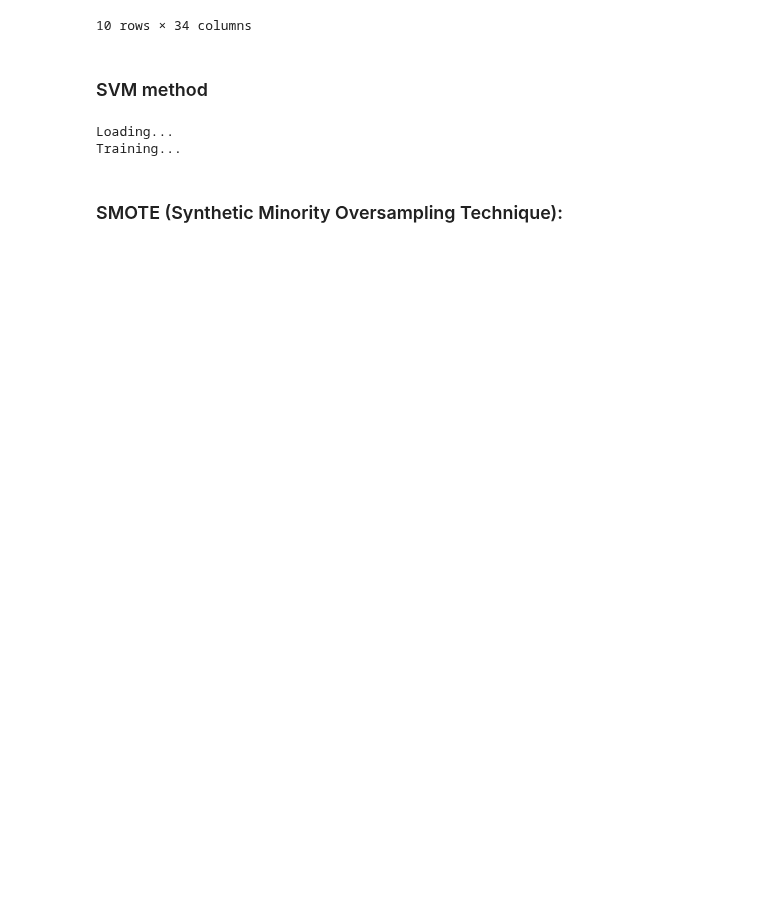
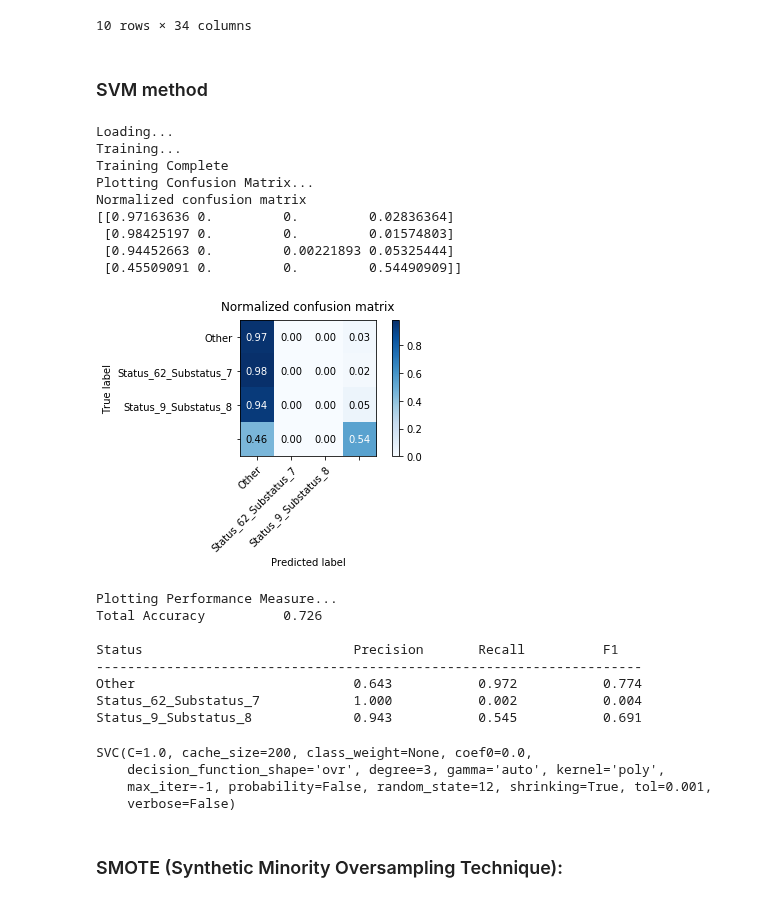
Before and after one commit to StianIsmar/project-thesis, a Jupyter notebook: TE/models/run_models.ipynb, the cells around one changed output. Saved outputs shown, nothing was run; the diff lists cells and outputs as text; code cells hidden in the pictures; blank space fills up the shorter version.

```diff
--- a/TE/models/run_models.ipynb
+++ b/TE/models/run_models.ipynb
@@ -127,10 +148,30 @@ scaled_X.head(10)
 # %% [markdown]
 ### SVM method
 # %%
-svm_method.get_svm_model(X_train, X_test, y_train, y_test)
+svm_method.get_svm_model(X_train_scaled, X_test_scaled, y_train, y_test)
 # %% [output]
 Loading...
 Training...
+Training Complete
+Plotting Confusion Matrix...
+Normalized confusion matrix
+[[0.97163636 0.         0.         0.02836364]
+ [0.98425197 0.         0.         0.01574803]
+ [0.94452663 0.         0.00221893 0.05325444]
+ [0.45509091 0.         0.         0.54490909]]
+[figure, added]
+Plotting Performance Measure...
+Total Accuracy          0.726
+
+Status                           Precision       Recall          F1
+----------------------------------------------------------------------
+Other                            0.643           0.972           0.774
+Status_62_Substatus_7            1.000           0.002           0.004
+Status_9_Substatus_8             0.943           0.545           0.691
+SVC(C=1.0, cache_size=200, class_weight=None, coef0=0.0,
+    decision_function_shape='ovr', degree=3, gamma='auto', kernel='poly',
+    max_iter=-1, probability=False, random_state=12, shrinking=True, tol=0.001,
+    verbose=False)
 # %% [markdown]
 ### SMOTE (Synthetic Minority Oversampling Technique):
 # %%
```
Also changed, not shown: parts of 5 cells of this notebook.
